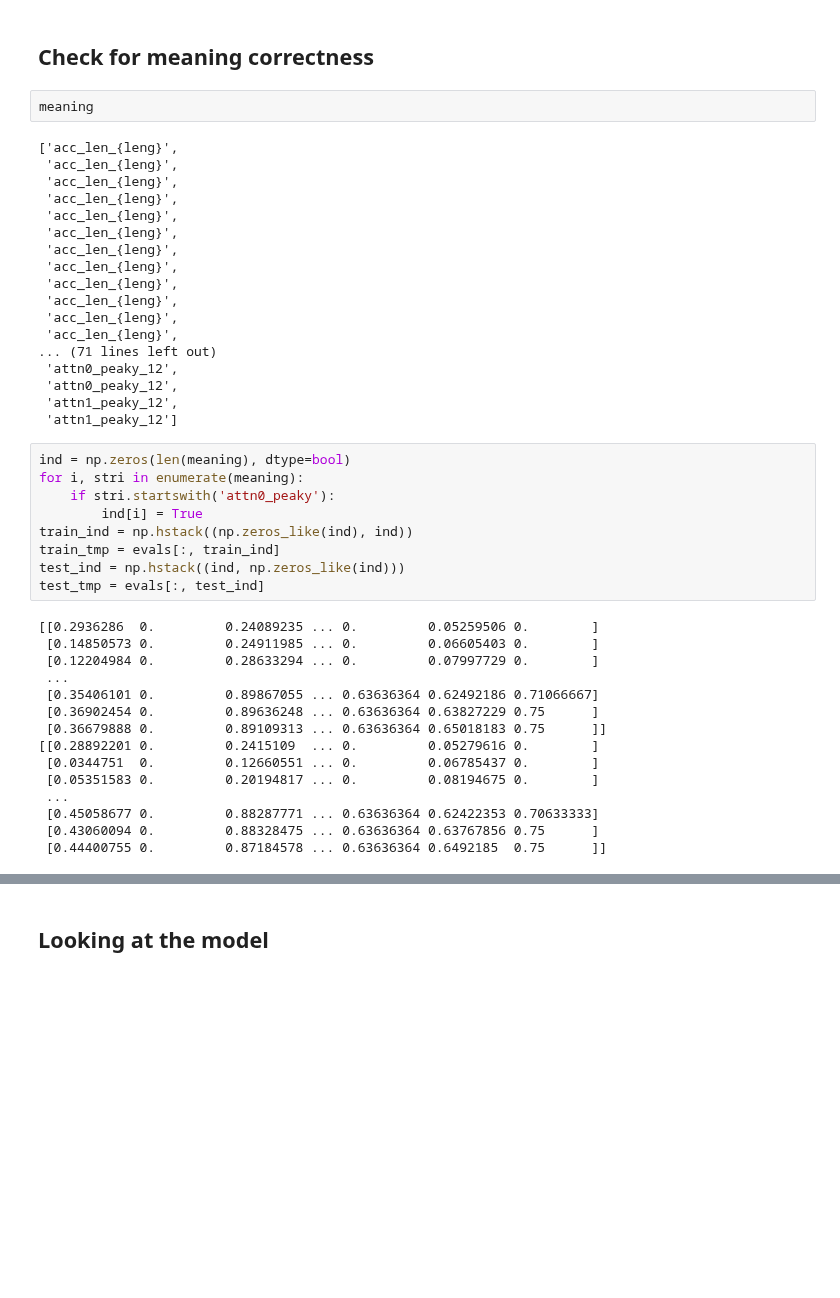
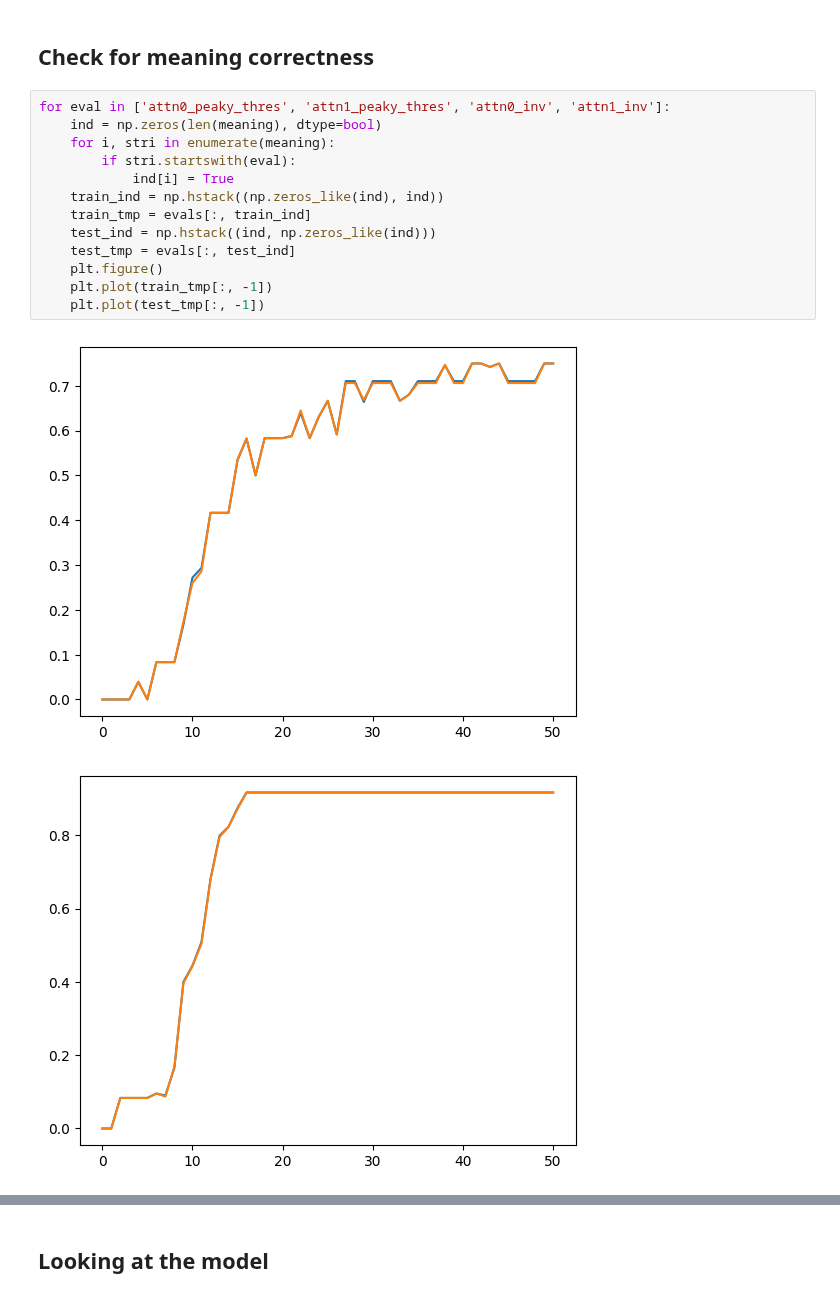
Before and after one commit to fairinternal/composable-llm, a Jupyter notebook: notebooks/scratchpad.ipynb, the cells around one changed output, grey strips where cells are left out. Cells and saved outputs as stored; diff of their text form; blank space fills up the shorter version.

```diff
--- a/notebooks/scratchpad.ipynb
+++ b/notebooks/scratchpad.ipynb
@@ -85,46 +85,18 @@ for i in range(nb_len):
 # %% [markdown]
 ## Check for meaning correctness
-# %%
-meaning
-# %% [output]
-['acc_len_{leng}',
- 'acc_len_{leng}',
- 'acc_len_{leng}',
- 'acc_len_{leng}',
- 'acc_len_{leng}',
- 'acc_len_{leng}',
- 'acc_len_{leng}',
- 'acc_len_{leng}',
- 'acc_len_{leng}',
- 'acc_len_{leng}',
- 'acc_len_{leng}',
- 'acc_len_{leng}',
-... (71 lines left out)
- 'attn0_peaky_12',
- 'attn0_peaky_12',
- 'attn1_peaky_12',
- 'attn1_peaky_12']
 # %%
-ind = np.zeros(len(meaning), dtype=bool)
-for i, stri in enumerate(meaning):
-    if stri.startswith('attn0_peaky'):
-        ind[i] = True
-train_ind = np.hstack((np.zeros_like(ind), ind))
-train_tmp = evals[:, train_ind]
-test_ind = np.hstack((ind, np.zeros_like(ind)))
-test_tmp = evals[:, test_ind]
+for eval in ['attn0_peaky_thres', 'attn1_peaky_thres', 'attn0_inv', 'attn1_inv']:
+    ind = np.zeros(len(meaning), dtype=bool)
+    for i, stri in enumerate(meaning):
+        if stri.startswith(eval):
+            ind[i] = True
+    train_ind = np.hstack((np.zeros_like(ind), ind))
+    train_tmp = evals[:, train_ind]
+    test_ind = np.hstack((ind, np.zeros_like(ind)))
+    test_tmp = evals[:, test_ind]
+    plt.figure()
+    plt.plot(train_tmp[:, -1])
+    plt.plot(test_tmp[:, -1])
 # %% [output]
-[[0.2936286  0.         0.24089235 ... 0.         0.05259506 0.        ]
- [0.14850573 0.         0.24911985 ... 0.         0.06605403 0.        ]
- [0.12204984 0.         0.28633294 ... 0.         0.07997729 0.        ]
- ...
- [0.35406101 0.         0.89867055 ... 0.63636364 0.62492186 0.71066667]
- [0.36902454 0.         0.89636248 ... 0.63636364 0.63827229 0.75      ]
- [0.36679888 0.         0.89109313 ... 0.63636364 0.65018183 0.75      ]]
-[[0.28892201 0.         0.2415109  ... 0.         0.05279616 0.        ]
- [0.0344751  0.         0.12660551 ... 0.         0.06785437 0.        ]
- [0.05351583 0.         0.20194817 ... 0.         0.08194675 0.        ]
- ...
- [0.45058677 0.         0.88287771 ... 0.63636364 0.62422353 0.70633333]
- [0.43060094 0.         0.88328475 ... 0.63636364 0.63767856 0.75      ]
- [0.44400755 0.         0.87184578 ... 0.63636364 0.6492185  0.75      ]]
+[figure, added]
+[figure, added]
```
Also changed, not shown: parts of 3 cells of this notebook, 4 other files.
